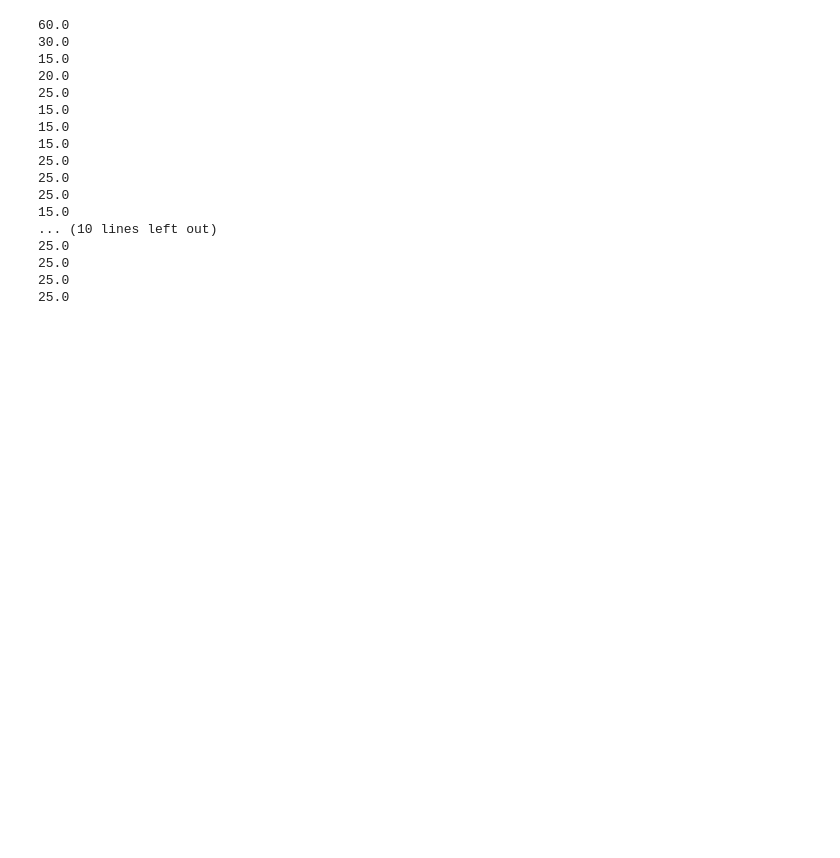
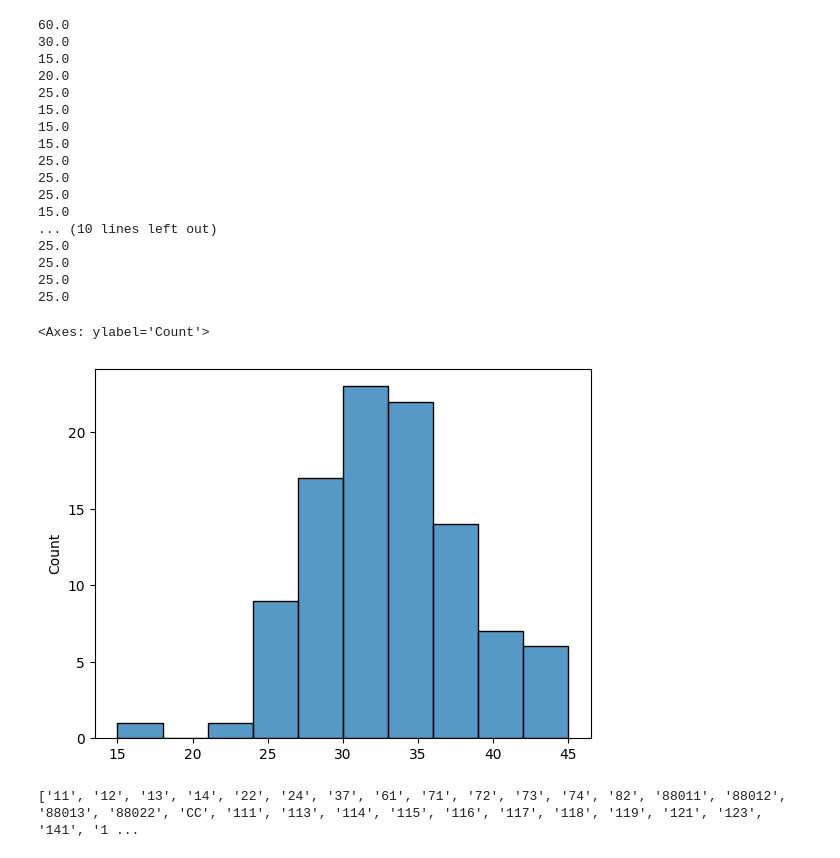
Before and after one commit to Lazuardis/DESinPython, a Jupyter notebook: Dental_Clinics_Model/dental.ipynb, the cells around one changed output. Saved outputs shown, nothing was run; the diff lists cells and outputs as text; code cells hidden in the pictures; blank space fills up the shorter version.

```diff
--- a/Dental_Clinics_Model/dental.ipynb
+++ b/Dental_Clinics_Model/dental.ipynb
@@ -381,0 +386,59 @@ for item in df:
+# %%
+import random
+
+
+mean_interarrival_time = 480 / 32
+simulation_time = 480
+
+
+def test_arrival(mean_interarrival_time, simulation_time):
+
+    # Variables to track
+    current_time = 0
+    customer_count = 0
+
+    # Run the simulation
+    while current_time < simulation_time:
+        # Generate the next interarrival time
+        interarrival_time = random.expovariate(1.0 / mean_interarrival_time)
+
+        # Update the current time
+        current_time += interarrival_time
+
+        # Check if the new current time is still within the simulation time
+        if current_time < simulation_time:
+            customer_count += 1  # Increment customer count if within time limit
+
+# Output the total number of customers
+    return customer_count
+# %%
+import seaborn as sns
+
+list = []
+
+for i in range(100):
+    result = test_arrival(mean_interarrival_time, simulation_time)
+    list.append(result)
+
+
+sns.histplot(list)
+# %% [output]
+<Axes: ylabel='Count'>
+[figure, added]
+# %%
+data = pd.read_csv('Model_Input_Preprocess_v2.csv')
+
+data_transposed = data.T
+# data_transposed.iloc[1:-2]
+
+data_transposed.columns = data_transposed.iloc[0]
+data_transposed = data_transposed.iloc[1:, :-2]
+
+# slice data transposed not including last two column
+
+
+
+treatment_list = list(data_transposed.columns)
+print(treatment_list)
+# %% [output]
+['11', '12', '13', '14', '22', '24', '37', '61', '71', '72', '73', '74', '82', '88011', '88012', '88013', '88022', 'CC', '111', '113', '114', '115', '116', '117', '118', '119', '121', '123', '141', '1 ...
```
Also changed, not shown: parts of 13 cells of this notebook, 10 other files.
